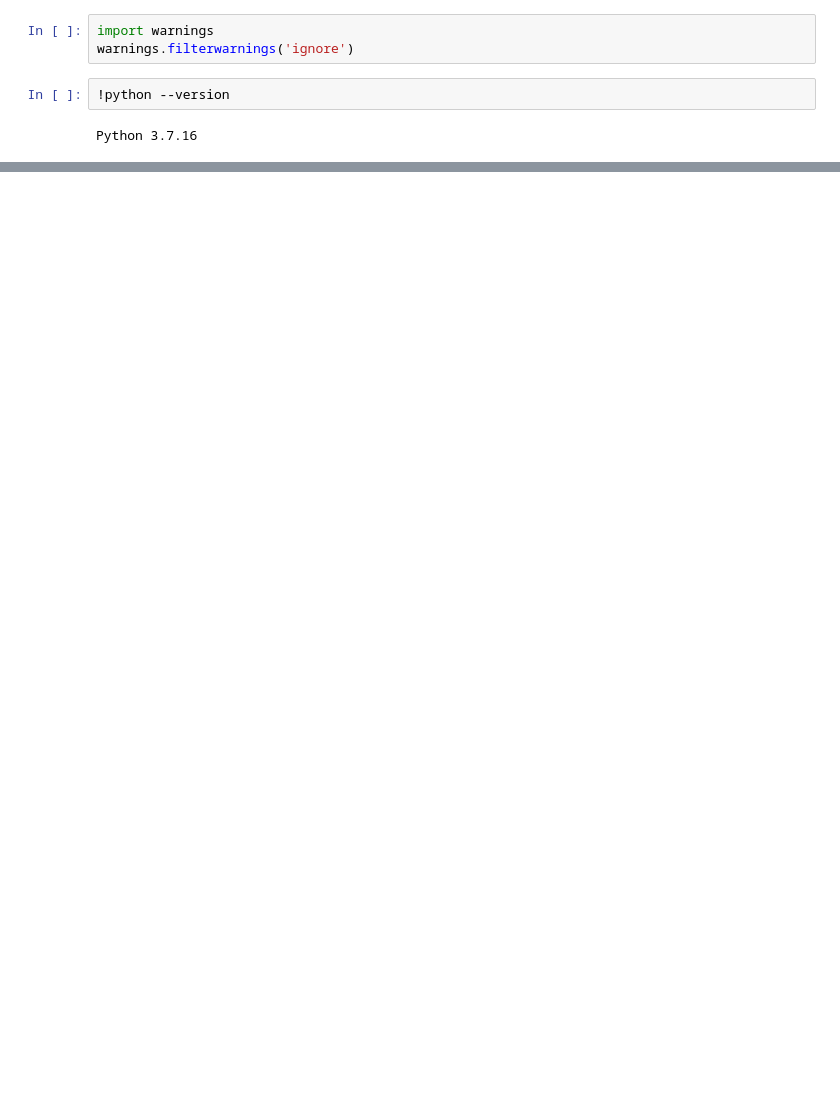
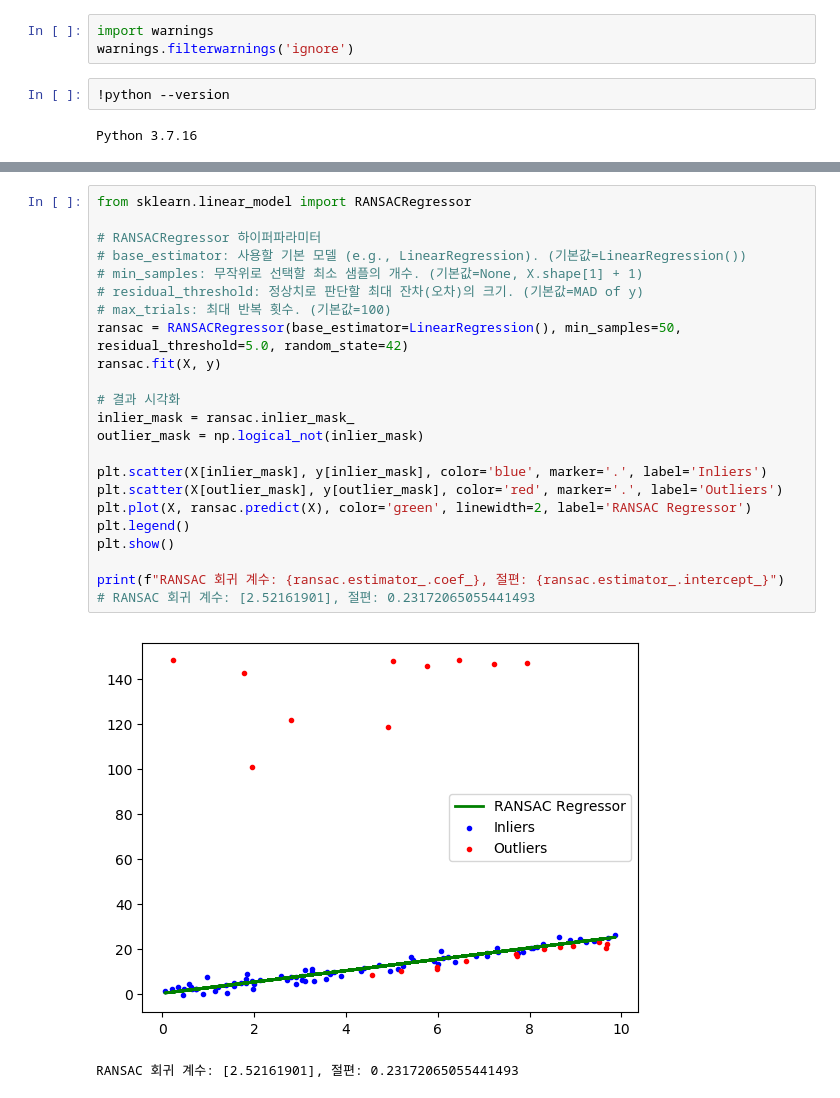
Before and after one commit to kangspa/ADP-study, a Jupyter notebook: PracticeTest/practice.ipynb, the cells around one changed output, grey strips where cells are left out. Saved outputs shown, nothing was run; the diff lists cells and outputs as text; blank space fills up the shorter version.

```diff
--- a/PracticeTest/practice.ipynb
+++ b/PracticeTest/practice.ipynb
@@ -123,0 +285,26 @@ P-value: 0.0000
+# %%
+from sklearn.linear_model import RANSACRegressor
+
+# RANSACRegressor 하이퍼파라미터
+# base_estimator: 사용할 기본 모델 (e.g., LinearRegression). (기본값=LinearRegression())
+# min_samples: 무작위로 선택할 최소 샘플의 개수. (기본값=None, X.shape[1] + 1)
+# residual_threshold: 정상치로 판단할 최대 잔차(오차)의 크기. (기본값=MAD of y)
+# max_trials: 최대 반복 횟수. (기본값=100)
+ransac = RANSACRegressor(base_estimator=LinearRegression(), min_samples=50, residual_threshold=5.0, random_state=42)
+ransac.fit(X, y)
+
+# 결과 시각화
+inlier_mask = ransac.inlier_mask_
+outlier_mask = np.logical_not(inlier_mask)
+
+plt.scatter(X[inlier_mask], y[inlier_mask], color='blue', marker='.', label='Inliers')
+plt.scatter(X[outlier_mask], y[outlier_mask], color='red', marker='.', label='Outliers')
+plt.plot(X, ransac.predict(X), color='green', linewidth=2, label='RANSAC Regressor')
+plt.legend()
+plt.show()
+
+print(f"RANSAC 회귀 계수: {ransac.estimator_.coef_}, 절편: {ransac.estimator_.intercept_}")
+# RANSAC 회귀 계수: [2.52161901], 절편: 0.23172065055441493
+# %% [output]
+[figure, added]
+RANSAC 회귀 계수: [2.52161901], 절편: 0.23172065055441493
```
Also changed, not shown: parts of 19 cells of this notebook, 1 other file.
